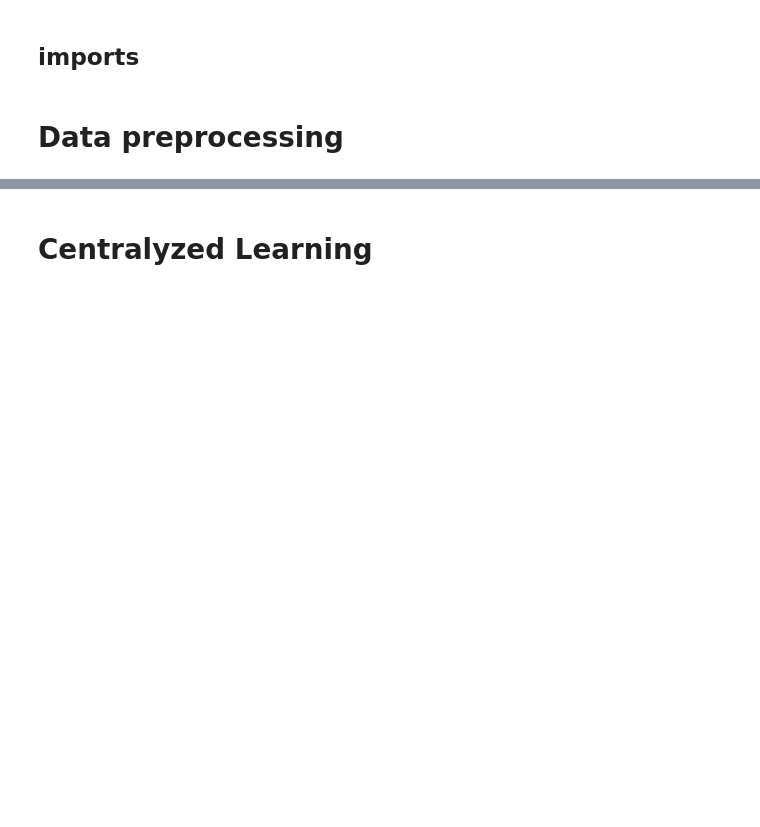
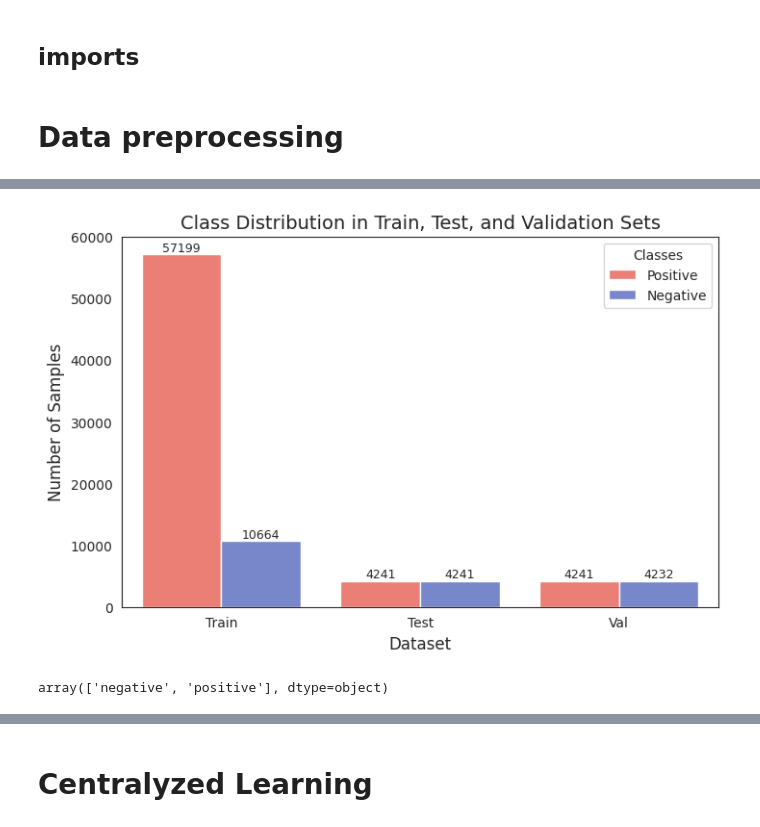
Before and after one commit to ilyarekun/bc_project, a Jupyter notebook: scripts/main.ipynb, the cells around one changed output, grey strips where cells are left out. Cells and saved outputs as stored; diff of their text form; code cells hidden in the pictures; blank space fills up the shorter version.

```diff
--- a/scripts/main.ipynb
+++ b/scripts/main.ipynb
@@ -55,0 +66,13 @@ print(os.system("pwd"))
+# %%
+%cd bc_project/data/
+data_path = ('9')
+train_data_path = os.path.join(data_path, 'train')
+test_data_path = os.path.join(data_path,'test')
+val_data_path = os.path.join(data_path, 'val')
+
+train_df = pd.read_csv(os.path.join(data_path, 'train.txt'), sep=" ", index_col=None, header=None)
+test_df = pd.read_csv(os.path.join(data_path, 'test.txt'), sep=" ", index_col=None, header=None)
+val_df = pd.read_csv(os.path.join(data_path, 'val.txt'), sep=" ", index_col=None, header=None)
+
+print(os.system('pwd'))
+train_df.head()
@@ -55,0 +89,4 @@ print(os.system("pwd"))
+# %%
+train_df = train_df.rename(columns = {1:'image_name', 2:'diagnosis'})
+test_df = test_df.rename(columns = {1:'image_name', 2:'diagnosis'})
+val_df = val_df.rename(columns = {1:'image_name', 2:'diagnosis'})
@@ -55,0 +111,4 @@ print(os.system("pwd"))
+# %%
+train_df.drop(columns = [0,3], axis=1, inplace=True)
+test_df.drop(columns = [0,3], axis=1, inplace=True)
+val_df.drop(columns = [0,3], axis=1, inplace=True)
@@ -55,0 +124,29 @@ print(os.system("pwd"))
+# %%
+a,b = train_df.diagnosis.value_counts()
+c,d = test_df.diagnosis.value_counts()
+e,f = val_df.diagnosis.value_counts()
+graph = {
+    'Datasets':["Train", "Train", "Test", "Test", "Val", "Val"],
+    "Classes": ["Positive", "Negative", "Positive", "Negative", "Positive", "Negative"],
+    'Count' : [a,b,c,d,e,f]
+}
+df = pd.DataFrame(graph)
+sns.set_style("white")
+plt.figure(figsize=(8, 5))
+ax = sns.barplot(x="Datasets", y="Count", hue="Classes", data=df, palette=["#FF6F61", "#6B7FD7"])
+
+for p in ax.containers:
+    ax.bar_label(p, fmt="%.0f", fontsize=9, label_type="edge", padding=0)
+
+plt.title("Class Distribution in Train, Test, and Validation Sets", fontsize=14)
+plt.xlabel("Dataset", fontsize=12)
+plt.ylabel("Number of Samples", fontsize=12)
+plt.legend(title="Classes")
+plt.show()
+# %% [output]
+[figure, added]
+# %%
+clas = np.unique(test_df.diagnosis)
+clas
+# %% [output]
+array(['negative', 'positive'], dtype=object)
```
Also changed, not shown: parts of 11 cells of this notebook.
